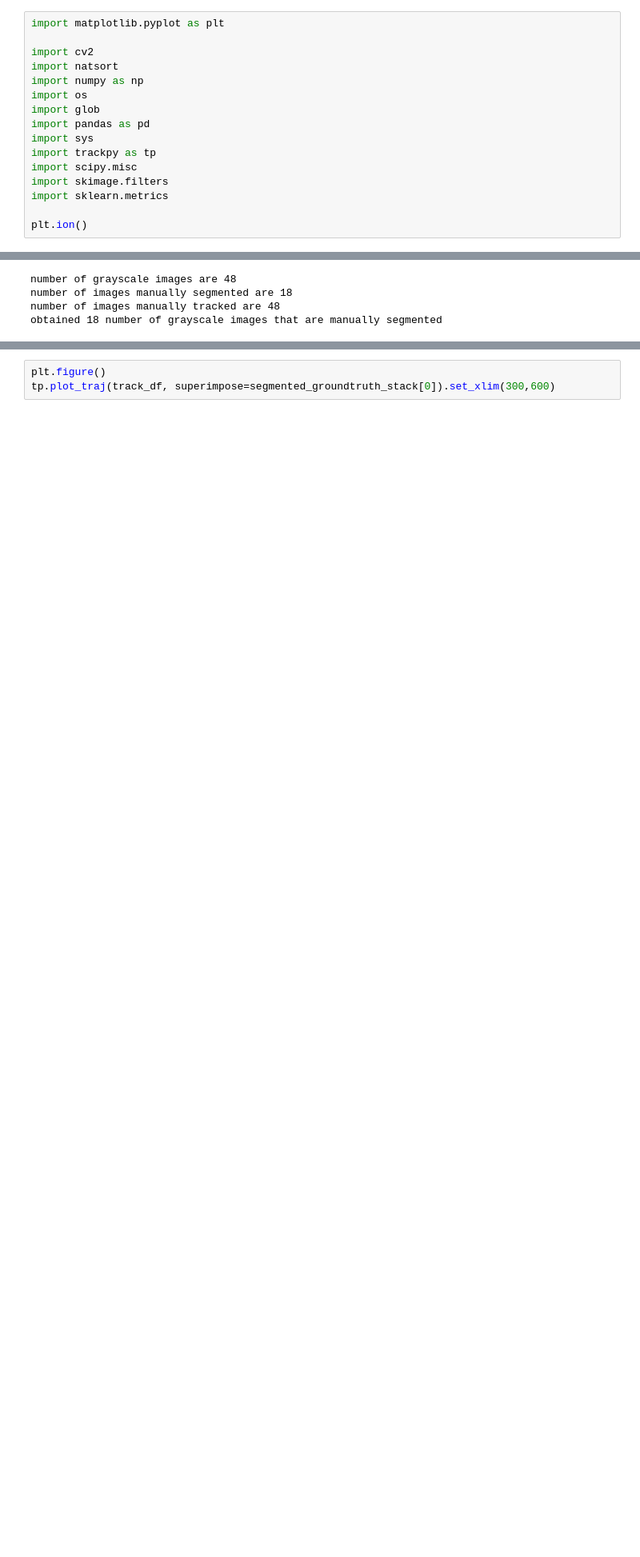
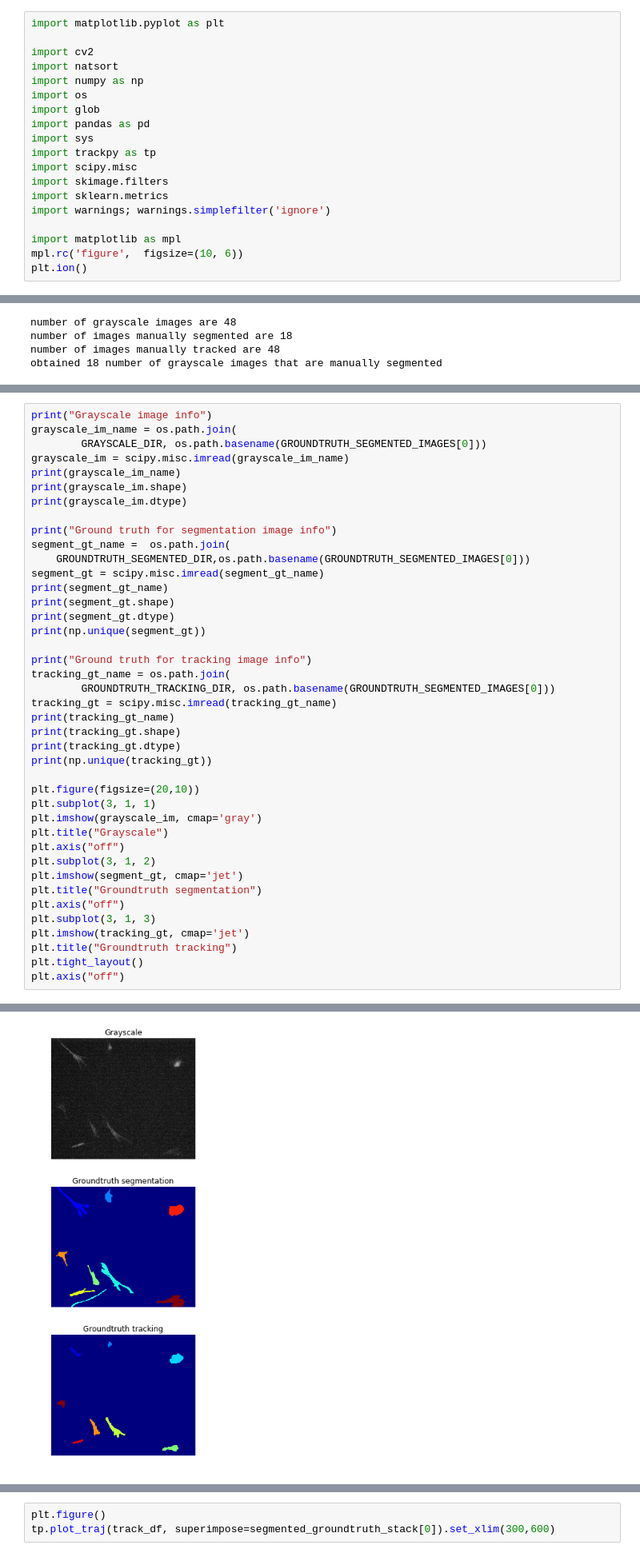
Before and after one commit to pranathivemuri/cell-tracking, a Jupyter notebook: cell-tracking/trackpy.ipynb, the cells around one changed output, grey strips where cells are left out. Shown at 80% size. Drawn from its saved outputs; the diff is of its cells as text; blank space fills up the shorter version.

```diff
--- a/cell-tracking/trackpy.ipynb
+++ b/cell-tracking/trackpy.ipynb
@@ -14,6 +14,9 @@ import trackpy as tp
 import scipy.misc
 import skimage.filters
 import sklearn.metrics
+import warnings; warnings.simplefilter('ignore')
 
+import matplotlib as mpl
+mpl.rc('figure',  figsize=(10, 6))
 plt.ion()
 # %% [markdown]
@@ -233,0 +63,42 @@ Otsu Thresholding
+# %%
+print("Grayscale image info")
+grayscale_im_name = os.path.join(
+        GRAYSCALE_DIR, os.path.basename(GROUNDTRUTH_SEGMENTED_IMAGES[0]))
+grayscale_im = scipy.misc.imread(grayscale_im_name)
+print(grayscale_im_name)
+print(grayscale_im.shape)
+print(grayscale_im.dtype)
+
+print("Ground truth for segmentation image info")
+segment_gt_name =  os.path.join(
+    GROUNDTRUTH_SEGMENTED_DIR,os.path.basename(GROUNDTRUTH_SEGMENTED_IMAGES[0]))
+segment_gt = scipy.misc.imread(segment_gt_name)
+print(segment_gt_name)
+print(segment_gt.shape)
+print(segment_gt.dtype)
+print(np.unique(segment_gt))
+
+print("Ground truth for tracking image info")
+tracking_gt_name = os.path.join(
+        GROUNDTRUTH_TRACKING_DIR, os.path.basename(GROUNDTRUTH_SEGMENTED_IMAGES[0]))
+tracking_gt = scipy.misc.imread(tracking_gt_name)
+print(tracking_gt_name)
+print(tracking_gt.shape)
+print(tracking_gt.dtype)
+print(np.unique(tracking_gt))
+
+plt.figure(figsize=(20,10))
+plt.subplot(3, 1, 1)
+plt.imshow(grayscale_im, cmap='gray')
+plt.title("Grayscale")
+plt.axis("off")
+plt.subplot(3, 1, 2)
+plt.imshow(segment_gt, cmap='jet')
+plt.title("Groundtruth segmentation")
+plt.axis("off")
+plt.subplot(3, 1, 3)
+plt.imshow(tracking_gt, cmap='jet')
+plt.title("Groundtruth tracking")
+plt.tight_layout()
+plt.axis("off")
+# %% [output]
@@ -234,3 +120,4 @@ Otsu Thresholding
+[figure, added]
 # %%
 def images_to_npy(im_names):
     """
```
Also changed, not shown: parts of 31 cells of this notebook, 56 other files.
